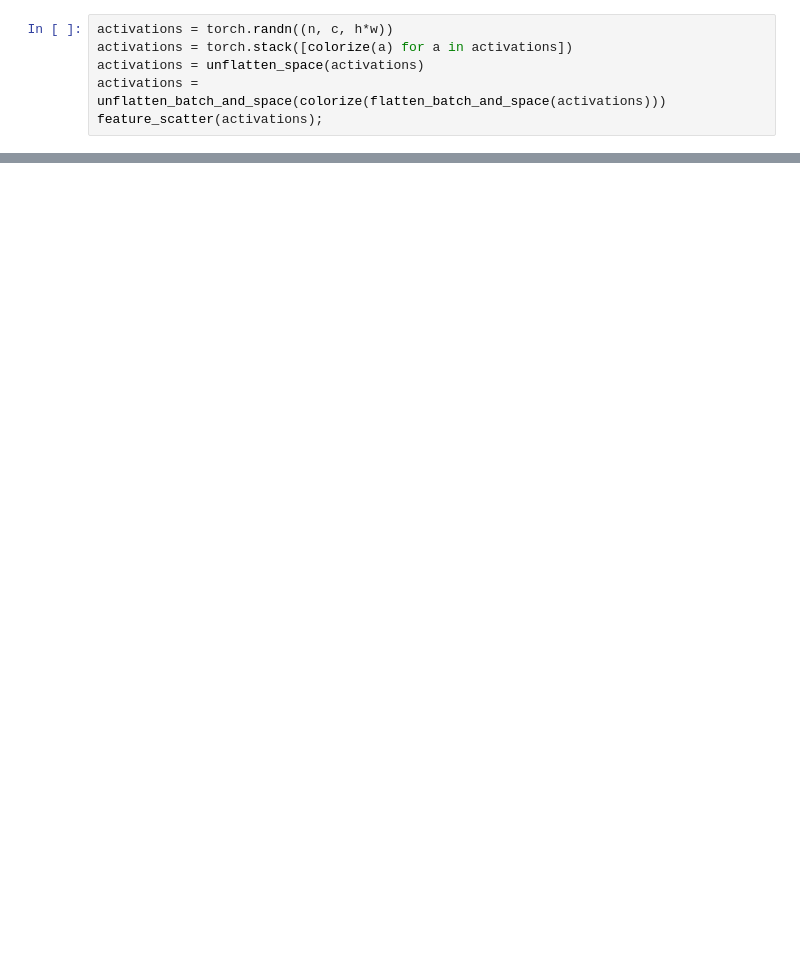
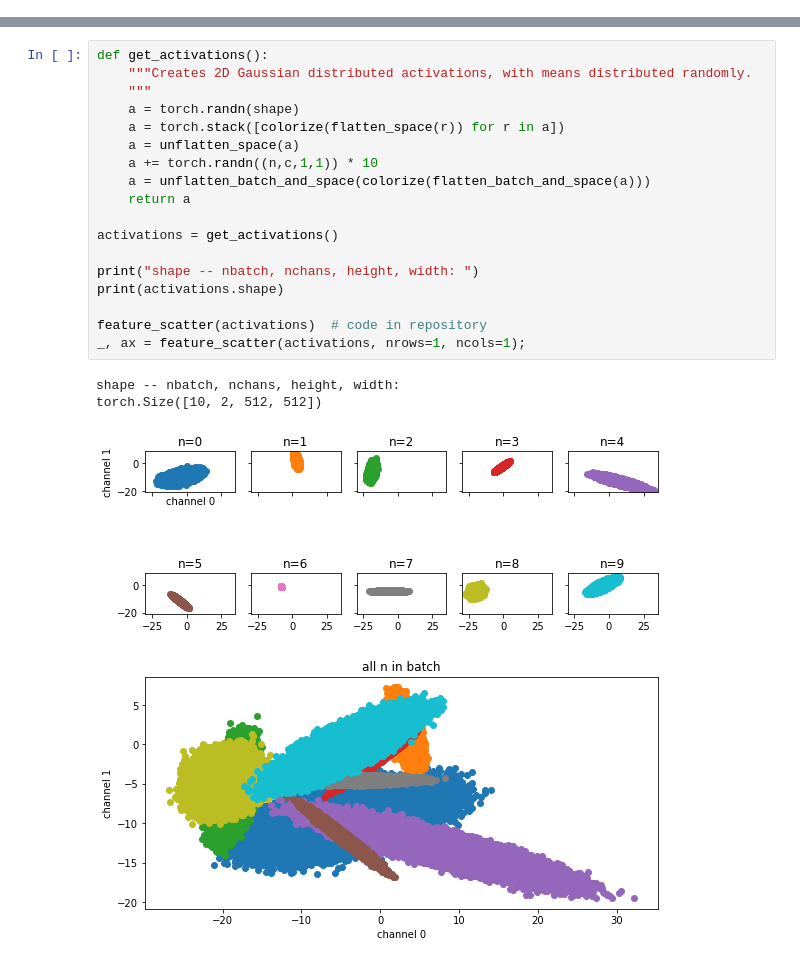
Before and after one commit to lyndond/lyndond.github.io, a Jupyter notebook: code/2021-02-23-batch-instance-whitening.ipynb, the cells around one changed output, grey strips where cells are left out. Cells and saved outputs as stored; diff of their text form; blank space fills up the shorter version.

```diff
--- a/code/2021-02-23-batch-instance-whitening.ipynb
+++ b/code/2021-02-23-batch-instance-whitening.ipynb
@@ -43,9 +83,3 @@ def feature_scatter(batched_feature_maps, nrows=2, ncols=5):
     ax[0, 0].set(xlabel='channel 0', ylabel='channel 1')#, xticks=[], yticks=[])
     fig.tight_layout()
     return fig, ax
-# %%
-activations = torch.randn((n, c, h*w))
-activations = torch.stack([colorize(a) for a in activations])
-activations = unflatten_space(activations)
-activations = unflatten_batch_and_space(colorize(flatten_batch_and_space(activations)))
-feature_scatter(activations);
@@ -53,0 +96,23 @@ feature_scatter(activations);
+# %%
+def get_activations():
+    """Creates 2D Gaussian distributed activations, with means distributed randomly.
+    """
+    a = torch.randn(shape)
+    a = torch.stack([colorize(flatten_space(r)) for r in a])
+    a = unflatten_space(a)
+    a += torch.randn((n,c,1,1)) * 10
+    a = unflatten_batch_and_space(colorize(flatten_batch_and_space(a)))
+    return a
+
+activations = get_activations()
+
+print("shape -- nbatch, nchans, height, width: ")
+print(activations.shape)
+
+feature_scatter(activations)  # code in repository
+_, ax = feature_scatter(activations, nrows=1, ncols=1);
+# %% [output]
+shape -- nbatch, nchans, height, width:
+torch.Size([10, 2, 512, 512])
+[figure, added]
+[figure, added]
```
Also changed, not shown: parts of 20 cells of this notebook, 8 other files.
